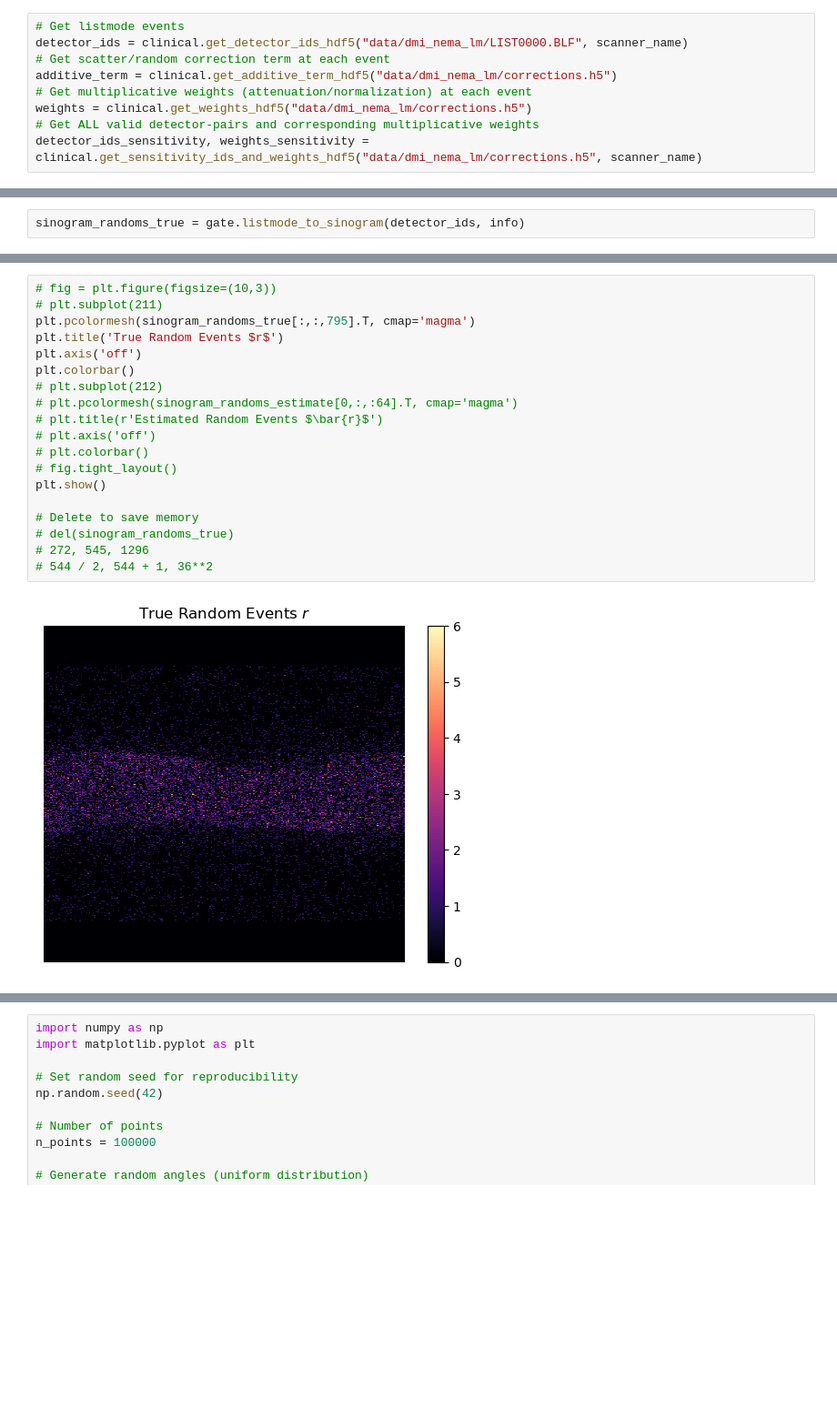
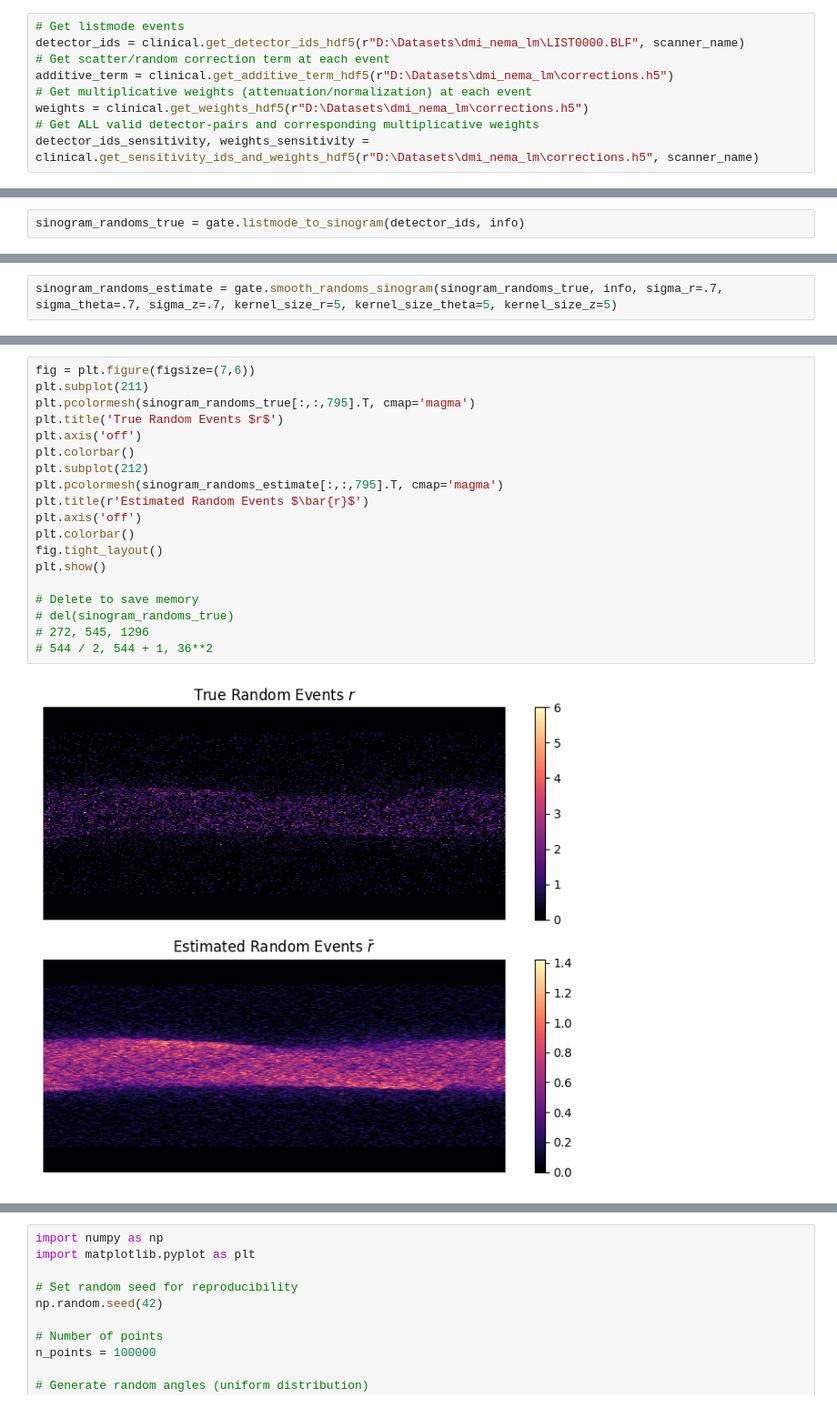
Before and after one commit to Yeqi-Fang/gratuate-thesis, a Jupyter notebook: Pytomography_example.ipynb, the cells around one changed output, grey strips where cells are left out. Shown at 91% size. Saved outputs shown, nothing was run; the diff lists cells and outputs as text; blank space fills up the shorter version.

```diff
--- a/Pytomography_example.ipynb
+++ b/Pytomography_example.ipynb
@@ -36,13 +36,13 @@ import pytomography
 scanner_LUT = pytomography.io.PET.shared.get_scanner_LUT(info)
 # %%
 # Get listmode events
-detector_ids = clinical.get_detector_ids_hdf5("data/dmi_nema_lm/LIST0000.BLF", scanner_name)
+detector_ids = clinical.get_detector_ids_hdf5(r"D:\Datasets\dmi_nema_lm\LIST0000.BLF", scanner_name)
 # Get scatter/random correction term at each event
-additive_term = clinical.get_additive_term_hdf5("data/dmi_nema_lm/corrections.h5")
+additive_term = clinical.get_additive_term_hdf5(r"D:\Datasets\dmi_nema_lm\corrections.h5")
 # Get multiplicative weights (attenuation/normalization) at each event
-weights = clinical.get_weights_hdf5("data/dmi_nema_lm/corrections.h5")
+weights = clinical.get_weights_hdf5(r"D:\Datasets\dmi_nema_lm\corrections.h5")
 # Get ALL valid detector-pairs and corresponding multiplicative weights
-detector_ids_sensitivity, weights_sensitivity = clinical.get_sensitivity_ids_and_weights_hdf5("data/dmi_nema_lm/corrections.h5", scanner_name)
+detector_ids_sensitivity, weights_sensitivity = clinical.get_sensitivity_ids_and_weights_hdf5(r"D:\Datasets\dmi_nema_lm\corrections.h5", scanner_name)
 # %%
 # Display the first 5 listmode events
 print("Listmode Events (first 5):")
@@ -151,0 +146,2 @@ sinogram_randoms_true = gate.listmode_to_sinogram(detector_ids, info)
+# %%
+sinogram_randoms_estimate = gate.smooth_randoms_sinogram(sinogram_randoms_true, info, sigma_r=.7, sigma_theta=.7, sigma_z=.7, kernel_size_r=5, kernel_size_theta=5, kernel_size_z=5)
@@ -152,21 +160,21 @@ sinogram_randoms_true = gate.listmode_to_sinogram(detector_ids, info)
 # %%
-# fig = plt.figure(figsize=(10,3))
-# plt.subplot(211)
+fig = plt.figure(figsize=(7,6))
+plt.subplot(211)
 plt.pcolormesh(sinogram_randoms_true[:,:,795].T, cmap='magma')
 plt.title('True Random Events $r$')
 plt.axis('off')
 plt.colorbar()
-# plt.subplot(212)
-# plt.pcolormesh(sinogram_randoms_estimate[0,:,:64].T, cmap='magma')
-# plt.title(r'Estimated Random Events $\bar{r}$')
-# plt.axis('off')
-# plt.colorbar()
-# fig.tight_layout()
+plt.subplot(212)
+plt.pcolormesh(sinogram_randoms_estimate[:,:,795].T, cmap='magma')
+plt.title(r'Estimated Random Events $\bar{r}$')
+plt.axis('off')
+plt.colorbar()
+fig.tight_layout()
 plt.show()
 
 # Delete to save memory
 # del(sinogram_randoms_true)
 # 272, 545, 1296
 # 544 / 2, 544 + 1, 36**2
 # %% [output]
-[figure, old version]
+[figure, new version]
```
Also changed, not shown: parts of 11 cells of this notebook, 2 other files.
